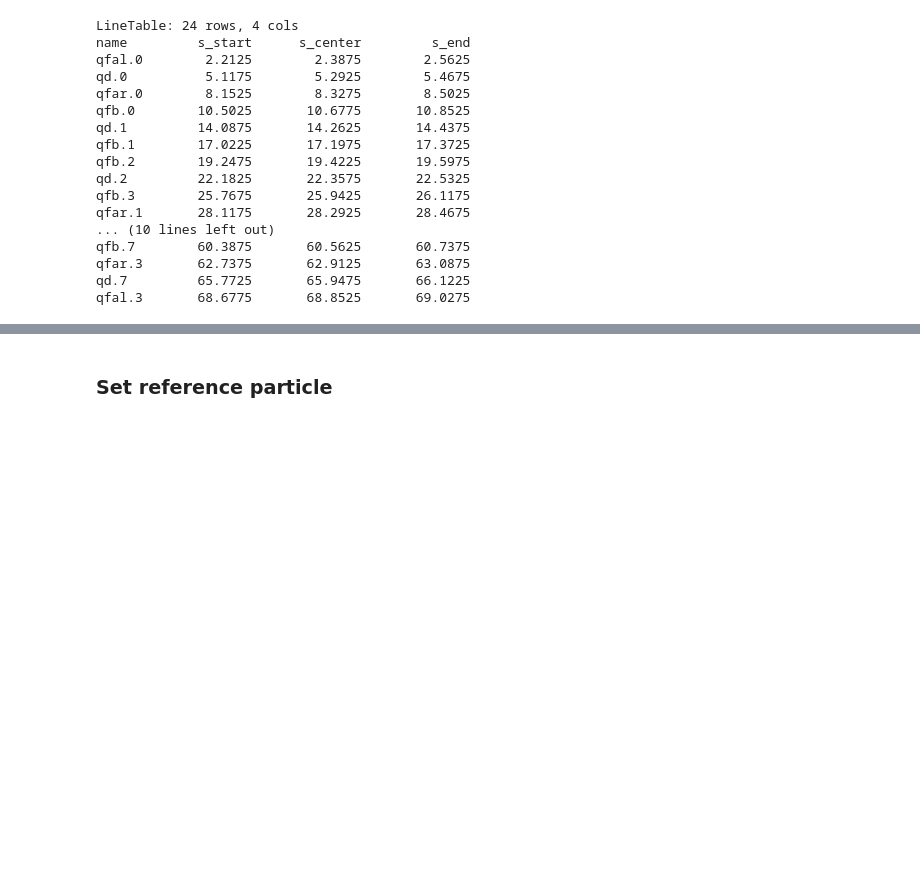
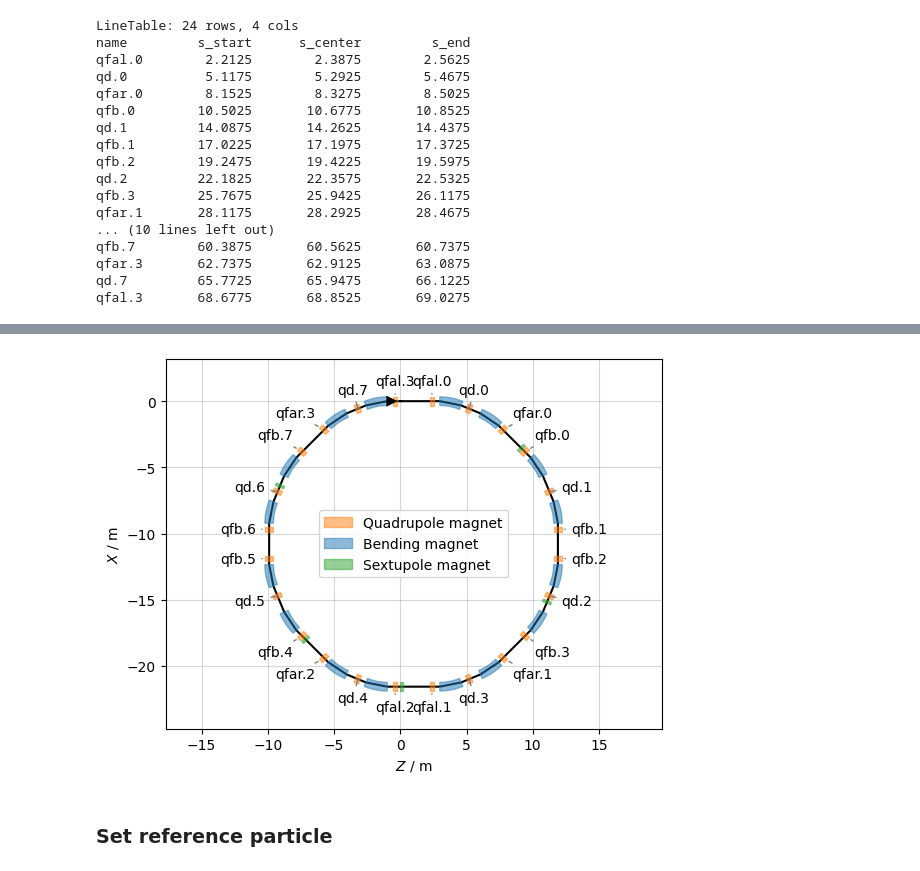
Before and after one commit to xsuite/tutorial_mixed_beams, a Jupyter notebook: notebook_02_lattice_inspection_and_matching.ipynb, the cells around one changed output, grey strips where cells are left out. Saved outputs shown, nothing was run; the diff lists cells and outputs as text; code cells hidden in the pictures; blank space fills up the shorter version.

```diff
--- a/notebook_03_optics_matching.ipynb
+++ b/notebook_02_lattice_inspection_and_matching.ipynb
@@ -82,3 +79,9 @@ qfal.3       68.6775       68.8525       69.0275
+# %%
+# Tag all quadrupoles in survey plot
+sv = ring.survey()
+sv.plot(labels=tt_quad.name);
+# %% [output]
+[figure, added]
 # %% [markdown]
 ### Set reference particle
 # %%
```
Also changed, not shown: parts of 11 cells of this notebook, 1 other file.
